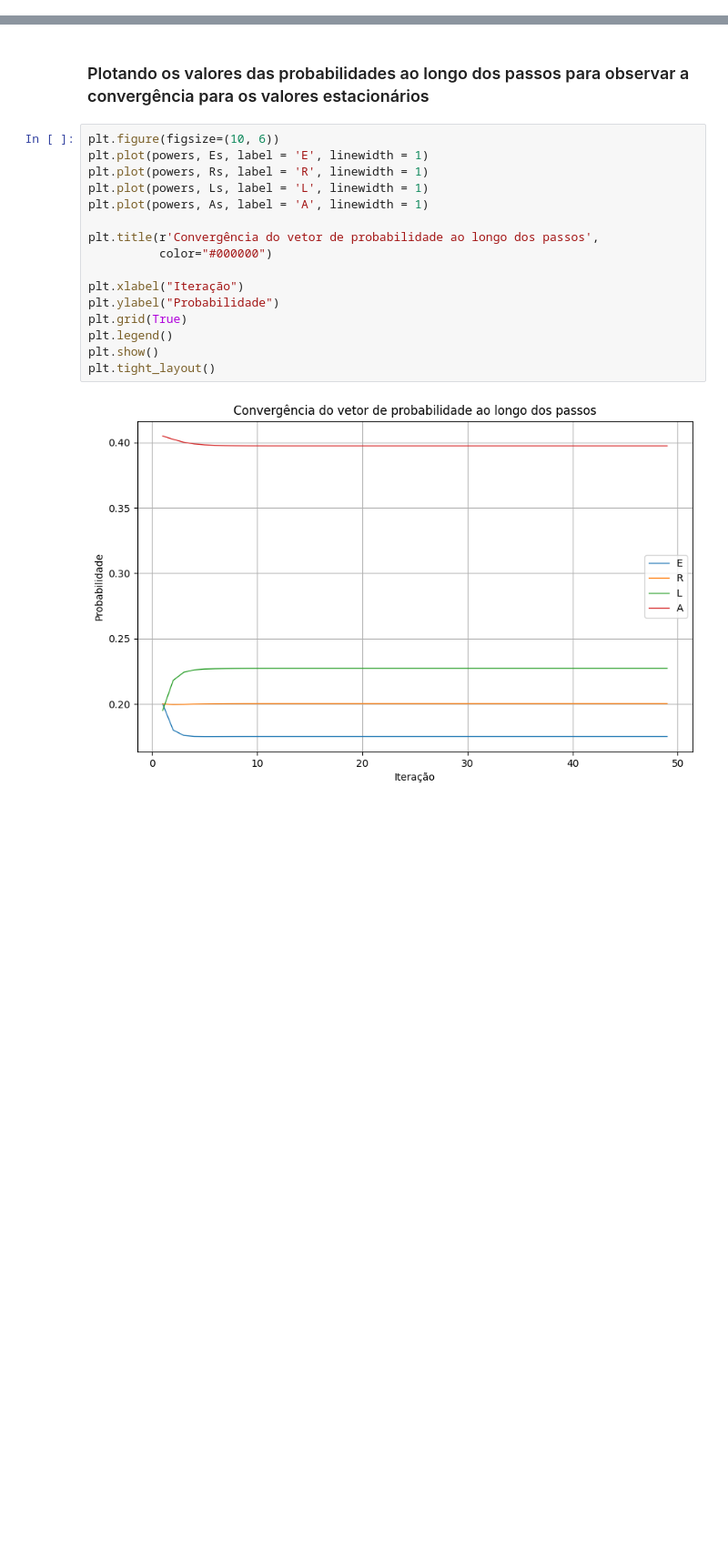
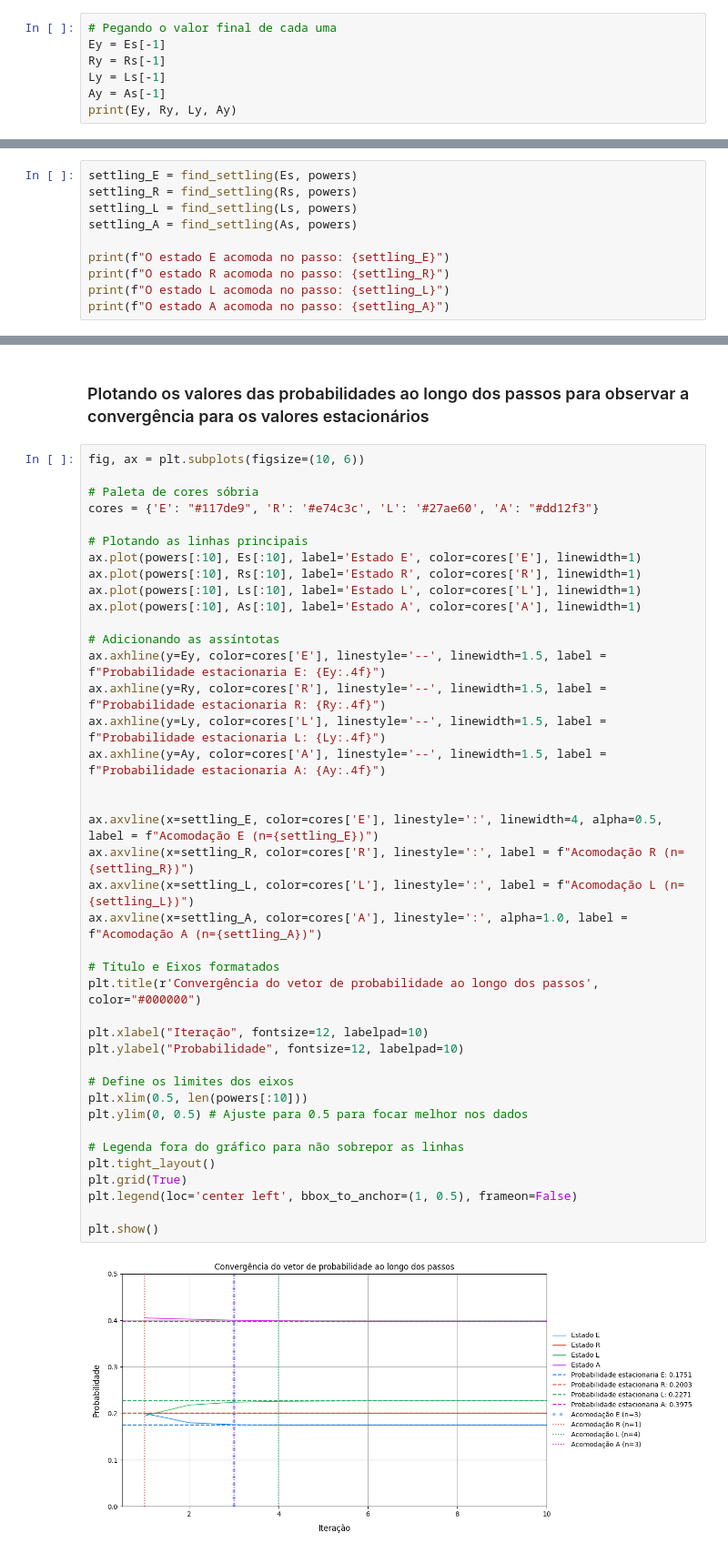
Before and after one commit to mateusribeirog/StochasticProcesses, a Jupyter notebook: MarkovChains/main.ipynb, the cells around one changed output, grey strips where cells are left out. Shown at 91% size. Cells and saved outputs as stored; diff of their text form; blank space fills up the shorter version.

```diff
--- a/MarkovChains/main.ipynb
+++ b/MarkovChains/main.ipynb
@@ -144,3 +183,10 @@ Es = [p[0] for p in ps]
 Rs = [p[1] for p in ps]
 Ls = [p[2] for p in ps]
 As = [p[3] for p in ps]
+# %%
+# Pegando o valor final de cada uma
+Ey = Es[-1]
+Ry = Rs[-1]
+Ly = Ls[-1]
+Ay = As[-1]
+print(Ey, Ry, Ly, Ay)
@@ -146,0 +208,10 @@ As = [p[3] for p in ps]
+# %%
+settling_E = find_settling(Es, powers)
+settling_R = find_settling(Rs, powers)
+settling_L = find_settling(Ls, powers)
+settling_A = find_settling(As, powers)
+
+print(f"O estado E acomoda no passo: {settling_E}")
+print(f"O estado R acomoda no passo: {settling_R}")
+print(f"O estado L acomoda no passo: {settling_L}")
+print(f"O estado A acomoda no passo: {settling_A}")
@@ -147,20 +223,44 @@ As = [p[3] for p in ps]
 # %% [markdown]
 ### Plotando os valores das probabilidades ao longo dos passos para observar a convergência para os valores estacionários
 # %%
-plt.figure(figsize=(10, 6))
-plt.plot(powers, Es, label = 'E', linewidth = 1)
-plt.plot(powers, Rs, label = 'R', linewidth = 1)
-plt.plot(powers, Ls, label = 'L', linewidth = 1)
-plt.plot(powers, As, label = 'A', linewidth = 1)
+fig, ax = plt.subplots(figsize=(10, 6))
 
-plt.title(r'Convergência do vetor de probabilidade ao longo dos passos',
-          color="#000000")
+# Paleta de cores sóbria
+cores = {'E': "#117de9", 'R': '#e74c3c', 'L': '#27ae60', 'A': "#dd12f3"}
 
-plt.xlabel("Iteração")
-plt.ylabel("Probabilidade")
+# Plotando as linhas principais
+ax.plot(powers[:10], Es[:10], label='Estado E', color=cores['E'], linewidth=1)
+ax.plot(powers[:10], Rs[:10], label='Estado R', color=cores['R'], linewidth=1)
+ax.plot(powers[:10], Ls[:10], label='Estado L', color=cores['L'], linewidth=1)
+ax.plot(powers[:10], As[:10], label='Estado A', color=cores['A'], linewidth=1)
+
+# Adicionando as assíntotas
+ax.axhline(y=Ey, color=cores['E'], linestyle='--', linewidth=1.5, label = f"Probabilidade estacionaria E: {Ey:.4f}")
+ax.axhline(y=Ry, color=cores['R'], linestyle='--', linewidth=1.5, label = f"Probabilidade estacionaria R: {Ry:.4f}")
+ax.axhline(y=Ly, color=cores['L'], linestyle='--', linewidth=1.5, label = f"Probabilidade estacionaria L: {Ly:.4f}")
+ax.axhline(y=Ay, color=cores['A'], linestyle='--', linewidth=1.5, label = f"Probabilidade estacionaria A: {Ay:.4f}")
+
+
+ax.axvline(x=settling_E, color=cores['E'], linestyle=':', linewidth=4, alpha=0.5, label = f"Acomodação E (n={settling_E})")
+ax.axvline(x=settling_R, color=cores['R'], linestyle=':', label = f"Acomodação R (n={settling_R})")
+ax.axvline(x=settling_L, color=cores['L'], linestyle=':', label = f"Acomodação L (n={settling_L})")
+ax.axvline(x=settling_A, color=cores['A'], linestyle=':', alpha=1.0, label = f"Acomodação A (n={settling_A})")
+
+# Título e Eixos formatados
+plt.title(r'Convergência do vetor de probabilidade ao longo dos passos', color="#000000")
+
+plt.xlabel("Iteração", fontsize=12, labelpad=10)
+plt.ylabel("Probabilidade", fontsize=12, labelpad=10)
+
+# Define os limites dos eixos
+plt.xlim(0.5, len(powers[:10]))
+plt.ylim(0, 0.5) # Ajuste para 0.5 para focar melhor nos dados
+
+# Legenda fora do gráfico para não sobrepor as linhas
+plt.tight_layout()
 plt.grid(True)
-plt.legend()
+plt.legend(loc='center left', bbox_to_anchor=(1, 0.5), frameon=False)
+
 plt.show()
-plt.tight_layout()
 # %% [output]
-[figure, old version]
+[figure, new version]
```
Also changed, not shown: parts of 10 cells of this notebook, 3 other files.
